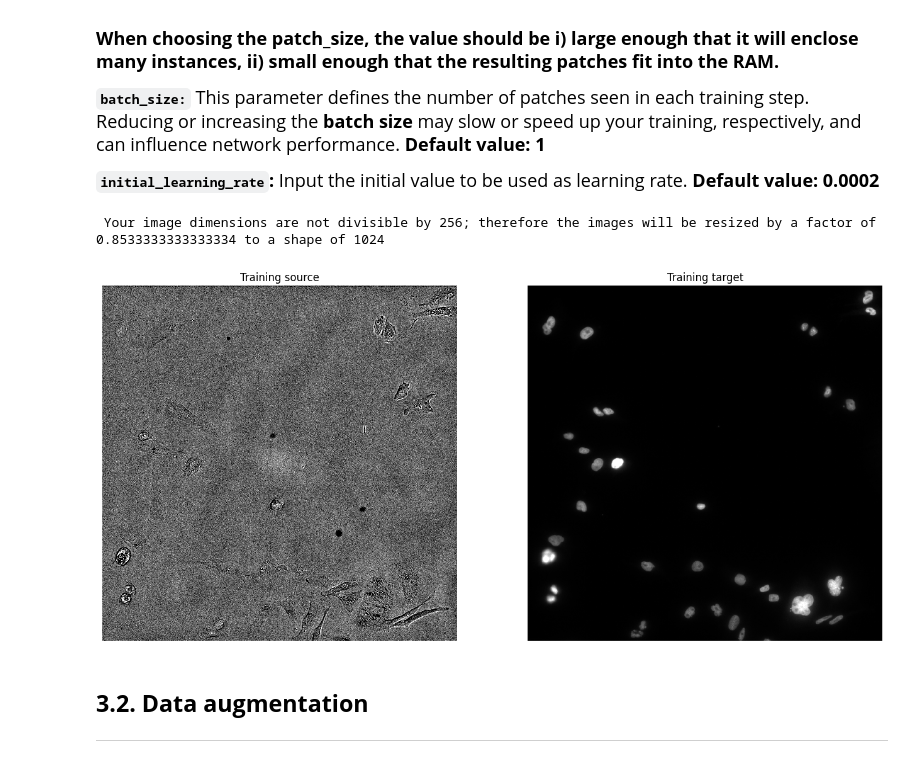
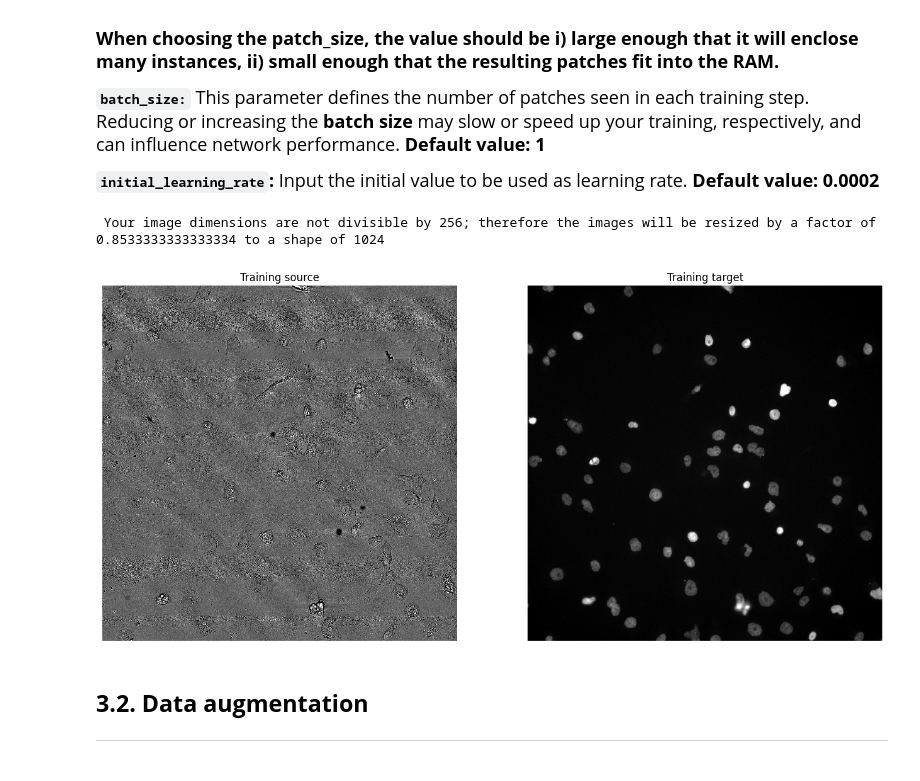
Before and after one commit to HenriquesLab/PhotoFiTT, a Jupyter notebook: notebooks/deep-learning/pix2pix/pix2pix_ZeroCostDL4Mic_old.ipynb, the cells around one changed output. Drawn from its saved outputs; the diff is of its cells as text; code cells hidden in the pictures.

```diff
--- a/notebooks/deep-learning/pix2pix/pix2pix_ZeroCostDL4Mic_old.ipynb
+++ b/notebooks/deep-learning/pix2pix/pix2pix_ZeroCostDL4Mic_old.ipynb
@@ -1065,10 +1069,10 @@ import cv2
 
 #@markdown ###Path to training images:
 
-Training_source = "/home/ocb/HardDrive_4TB/EGM/MULTICHANNEL/DATA/MARIO/MERGED-CLEAN/CHO/train/ph_norm//" #@param {type:"string"}
+Training_source = "/home/ocb/HardDrive_4TB/EGM/MULTICHANNEL/DATA/MARIO/MERGED-CLEAN/HeLA/train/ph_norm/" #@param {type:"string"}
 #InputFile = Training_source+"/*.png"
 
-Training_target = "/home/ocb/HardDrive_4TB/EGM/MULTICHANNEL/DATA/MARIO/MERGED-CLEAN/CHO/train/nuclei/" #@param {type:"string"}
+Training_target = "/home/ocb/HardDrive_4TB/EGM/MULTICHANNEL/DATA/MARIO/MERGED-CLEAN/HeLA/train/nuclei/" #@param {type:"string"}
 #OutputFile = Training_target+"/*.png"
 
 #@markdown ###Type of images:
@@ -1082,7 +1086,7 @@ Normalisation_training_target = "Contrast stretching" #@param ["None", "Contrast
 
 # model name and path
 #@markdown ###Name of the model and path to model folder:
-model_name = "pix2pix_cho_selectedz_nuclei_ph_contrast_resized1024_finetune18012024_22012024" #@param {type:"string"}
+model_name = "pix2pix_hela_selectedz_nuclei_ph_norm_contrast_resized1024_18042024" #@param {type:"string"}
 model_path = "/home/ocb/HardDrive_4TB/EGM/MULTICHANNEL/PIX2PIX-MODELS" #@param {type:"string"}
 # pix2pix_working_directory = os.getcwd()
 # other parameters for training.
@@ -1129,11 +1133,11 @@ TrainB_Folder = Saving_path+"/B/train"
 os.makedirs(TrainB_Folder)
 
 # Here we disable pre-trained model by default (in case the  cell is not ran)
-Use_pretrained_model = False
+#Use_pretrained_model = False
 
 # Here we disable data augmentation by default (in case the cell is not ran)
 
-Use_Data_augmentation = False
+#Use_Data_augmentation = False
 
 # Here we normalise the image is enabled
 
@@ -1245,34 +1249,34 @@ if patch_size < 256:
 
 y = io.imread(Training_target+"/"+random_choice)
 
 n_channel_x = 1 if x.ndim == 2 else x.shape[-1]
 n_channel_y = 1 if y.ndim == 2 else y.shape[-1]
 
 if n_channel_x == 1:
     cmap_x = 'gray'
 else:
     cmap_x = None
 
 if n_channel_y == 1:
     cmap_y = 'gray'
 else:
     cmap_y = None
 
 f=plt.figure(figsize=(16,8))
 plt.subplot(1,2,1)
 plt.imshow(x, cmap=cmap_x, interpolation='nearest')
 plt.title('Training source')
 plt.axis('off');
 
 plt.subplot(1,2,2)
 plt.imshow(y, cmap=cmap_y, interpolation='nearest')
 plt.title('Training target')
 plt.axis('off');
 
 plt.savefig(os.path.join(Saving_path, 'TrainingDataExample_pix2pix.png'),bbox_inches='tight',pad_inches=0)
 # %% [output]
  Your image dimensions are not divisible by 256; therefore the images will be resized by a factor of 0.8533333333333334 to a shape of 1024
-[figure, old version]
+[figure, new version]
 # %% [markdown]
 ## **3.2. Data augmentation**
 ---
```
Also changed, not shown: parts of 11 cells of this notebook, 5 other files.
